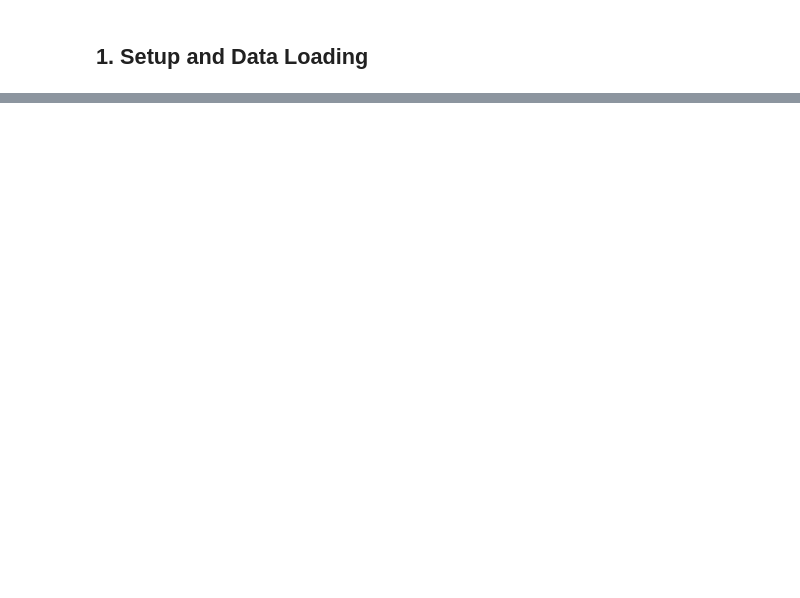
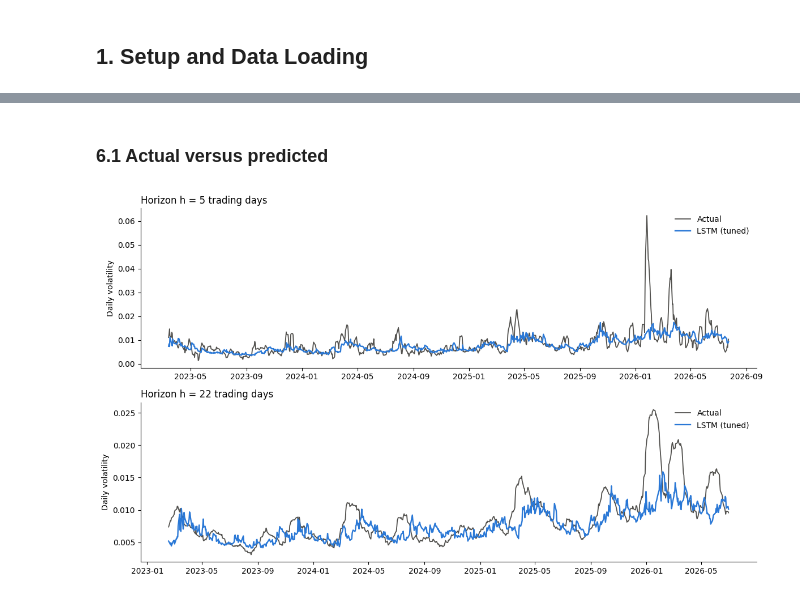
Before and after one commit to khgaurav/macro-commodity-ml, a Jupyter notebook: lstm_gold_prediction.ipynb, the cells around one changed output, grey strips where cells are left out. Saved outputs shown, nothing was run; the diff lists cells and outputs as text; code cells hidden in the pictures; blank space fills up the shorter version.

```diff
--- a/lstm_gold_prediction.ipynb
+++ b/lstm_gold_prediction.ipynb
@@ -1287,0 +514,31 @@ Overall, the LSTM demonstrated limited predictive value for return magnitude, al
+# %%
+def evaluate_horizon(horizon):
+    u, tr, te_pos = splits[horizon]
+    tgt, ref = f"vol_target_{horizon}d", f"vol_current_{horizon}d"
+    te = u.iloc[te_pos]
+    rows, preds = [], {}
+
+    rows.append(score("Persistence", te[tgt], te[ref], te[ref], horizon))
+    preds["Persistence"] = np.exp(te[ref].to_numpy())
+
+    hp = fit_har(u, tr, te_pos, tgt, HAR_FEATURES)
+    rows.append(score("HAR (linear)", te[tgt], hp, te[ref], horizon))
+    preds["HAR (linear)"] = np.exp(hp)
+
+    _, dp = fit_lstm(u, ALL_FEATURES, tgt, tr, te_pos, BASELINE_PARAMS, horizon)
+    rows.append(score("LSTM (default)", te[tgt], dp, te[ref], horizon))
+    preds["LSTM (default)"] = np.exp(dp)
+
+    print(f"Tuning at h = {horizon}")
+    bp, _ = tune(u, ALL_FEATURES, tgt, horizon, tr)
+    info, tp = fit_lstm(u, ALL_FEATURES, tgt, tr, te_pos, bp, horizon)
+    rows.append(score("LSTM (tuned)", te[tgt], tp, te[ref], horizon))
+    preds["LSTM (tuned)"] = np.exp(tp)
+
+    return pd.DataFrame(rows), preds, info, te, tgt
+
+
+metrics_5, preds_5, info_5, test_5, target_5 = evaluate_horizon(5)
+metrics_22, preds_22, info_22, test_22, target_22 = evaluate_horizon(22)
+all_metrics = pd.concat([metrics_5, metrics_22], ignore_index=True)
+all_metrics
@@ -1287,0 +562,15 @@ Overall, the LSTM demonstrated limited predictive value for return magnitude, al
+# %% [markdown]
+### 6.1 Actual versus predicted
+# %%
+fig, axes = plt.subplots(2, 1, figsize=(12, 7))
+for ax, (te, tgt, preds, hh) in zip(axes, [(test_5, target_5, preds_5, 5),
+                                           (test_22, target_22, preds_22, 22)]):
+    ax.plot(te.index, np.exp(te[tgt]), color="#52514e", lw=1.3, label="Actual")
+    ax.plot(te.index, preds["LSTM (tuned)"], color="#2a78d6", lw=1.7, label="LSTM (tuned)")
+    ax.set_title(f"Horizon h = {hh} trading days", loc="left")
+    ax.set_ylabel("Daily volatility")
+    ax.legend(frameon=False)
+    ax.spines[["top", "right"]].set_visible(False)
+show("lstm_actual_vs_predicted")
+# %% [output]
+[figure, added]
```
Also changed, not shown: parts of 122 cells of this notebook, 1 other file.
